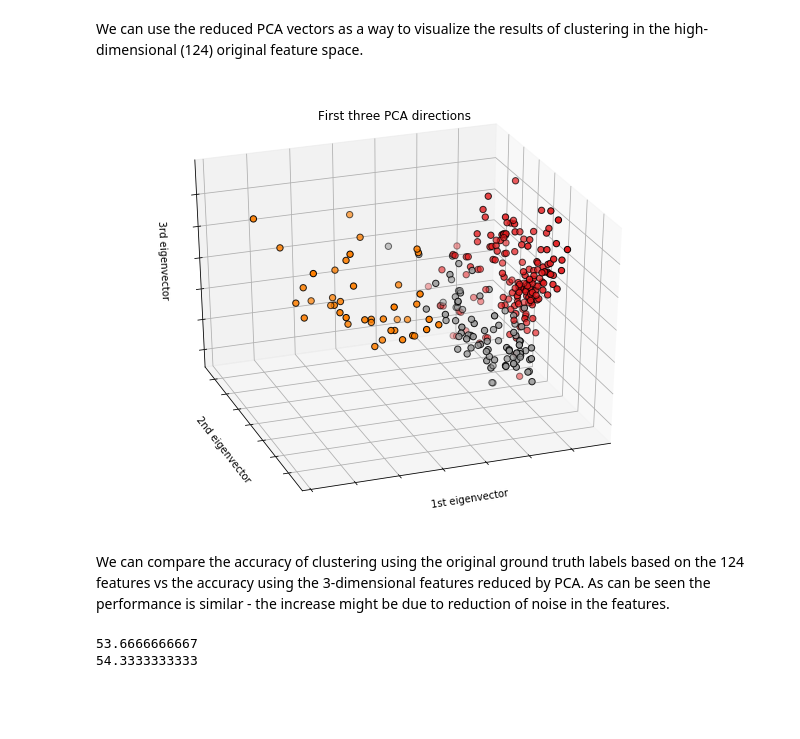
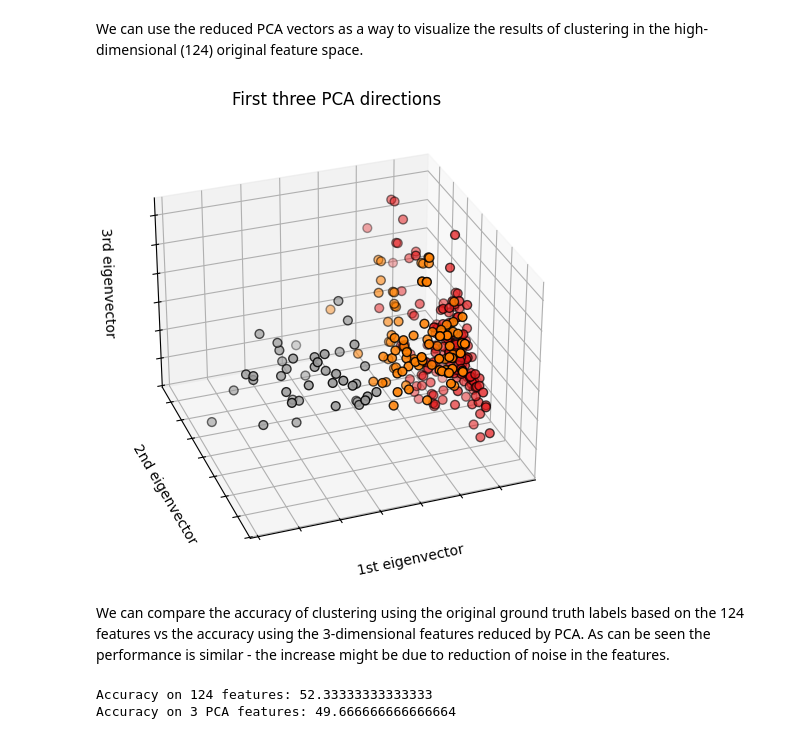
Before and after one commit to gtzan/mir_program_kadenze, a Jupyter notebook: course2/session6/kadenze_mir_c2_s6_5_clustering.ipynb, the cells around one changed output. Cells and saved outputs as stored; diff of their text form; code cells hidden in the pictures; blank space fills up the shorter version.

```diff
--- a/course2/session6/kadenze_mir_c2_s6_5_clustering.ipynb
+++ b/course2/session6/kadenze_mir_c2_s6_5_clustering.ipynb
@@ -284,25 +316,38 @@ plt.show()
 
 PCA is a tecnique for dimensionality reduction. In this example we take as input a similar audio feature data-set for the 3 genres we have been exploring but with 124 features per track instead. Using PCA we can reduce the dimensionality to 3 dimensions.
 # %%
-(X, y) = datasets.load_svmlight_file("data/3genres_full.arff.libsvm")
-print(X.shape)
+
+import os
+import urllib.request
+
+# Ensure 'data' directory exists
+os.makedirs("data", exist_ok=True)
+
+# Download the 124-feature dataset
+url_full = "https://raw.githubusercontent.com/gtzan/mir_program_kadenze/master/course2/session6/3genres_full.arff.libsvm"
+filename_full = "data/3genres_full.arff.libsvm"
+if not os.path.exists(filename_full):
+    urllib.request.urlretrieve(url_full, filename_full)
+
+(X, y) = datasets.load_svmlight_file(filename_full)
+print("Loaded dataset shape:", X.shape)
 X = X.toarray()
 X = MinMaxScaler().fit_transform(X)
 target_names = ['classical', 'jazz', 'metal']
 
-# To getter a better understanding of interaction of the dimensions
+# To get a better understanding of the interaction of the dimensions
 # plot the first three PCA dimensions
 fig = plt.figure(1, figsize=(8, 6))
-ax = Axes3D(fig, elev=-150, azim=110)
+ax = fig.add_subplot(111, projection='3d', elev=-150, azim=110)
 X_reduced = PCA(n_components=3).fit_transform(X)
 ax.scatter(X_reduced[:, 0], X_reduced[:, 1], X_reduced[:, 2], c=y,
            cmap=plt.cm.Set1, edgecolor='k', s=40)
 ax.set_title("First three PCA directions")
 ax.set_xlabel("1st eigenvector")
-ax.w_xaxis.set_ticklabels([])
+ax.xaxis.set_ticklabels([])
 ax.set_ylabel("2nd eigenvector")
-ax.w_yaxis.set_ticklabels([])
+ax.yaxis.set_ticklabels([])
 ax.set_zlabel("3rd eigenvector")
-ax.w_zaxis.set_ticklabels([])
+ax.zaxis.set_ticklabels([])
 plt.show()
 # %% [output]
@@ -311,34 +356,43 @@ plt.show()
 # %% [markdown]
 We can use the reduced PCA vectors as a way to visualize the results of clustering in the high-dimensional (124) original feature space.
 # %%
+
+# Ensure X is loaded from the 124-feature dataset
+(X, y) = datasets.load_svmlight_file("data/3genres_full.arff.libsvm")
+X = X.toarray()
+X = MinMaxScaler().fit_transform(X)
+
 y_pred = KMeans(n_clusters=3, random_state=random_state).fit_predict(X)
-# To getter a better understanding of interaction of the dimensions
-# plot the first three PCA dimensions
+
+# Plot the first three PCA dimensions
 fig = plt.figure(1, figsize=(8, 6))
-ax = Axes3D(fig, elev=-150, azim=110)
+ax = fig.add_subplot(111, projection='3d', elev=-150, azim=110)
 X_reduced = PCA(n_components=3).fit_transform(X)
 ax.scatter(X_reduced[:, 0], X_reduced[:, 1], X_reduced[:, 2], c=y_pred,
            cmap=plt.cm.Set1, edgecolor='k', s=40)
 ax.set_title("First three PCA directions")
 ax.set_xlabel("1st eigenvector")
-ax.w_xaxis.set_ticklabels([])
+ax.xaxis.set_ticklabels([])
 ax.set_ylabel("2nd eigenvector")
-ax.w_yaxis.set_ticklabels([])
+ax.yaxis.set_ticklabels([])
 ax.set_zlabel("3rd eigenvector")
-ax.w_zaxis.set_ticklabels([])
+ax.zaxis.set_ticklabels([])
 plt.show()
 # %% [output]
-[figure, old version]
+[figure, new version]
 # %% [markdown]
 We can compare the accuracy of clustering using the original ground truth labels based on the 124 features vs the accuracy using the 3-dimensional features reduced by PCA. As can be seen the performance is similar - the increase might be due to reduction of noise in the features.
 # %%
 y_pred = KMeans(n_clusters=3, random_state=random_state).fit_predict(X)
 train_accuracy = np.mean(y_pred.ravel() == y.ravel()) * 100
-print(train_accuracy)
+print("Accuracy on 124 features:", train_accuracy)
+
+# Compute PCA reduction to 3 dimensions to define X_reduced
+X_reduced = PCA(n_components=3).fit_transform(X)
 
 y_pred = KMeans(n_clusters=3, random_state=random_state).fit_predict(X_reduced)
 train_accuracy = np.mean(y_pred.ravel() == y.ravel()) * 100
-print(train_accuracy)
+print("Accuracy on 3 PCA features:", train_accuracy)
 # %% [output]
-53.6666666667
-54.3333333333
+Accuracy on 124 features: 52.33333333333333
+Accuracy on 3 PCA features: 49.666666666666664
```
Also changed, not shown: parts of 6 cells of this notebook.
